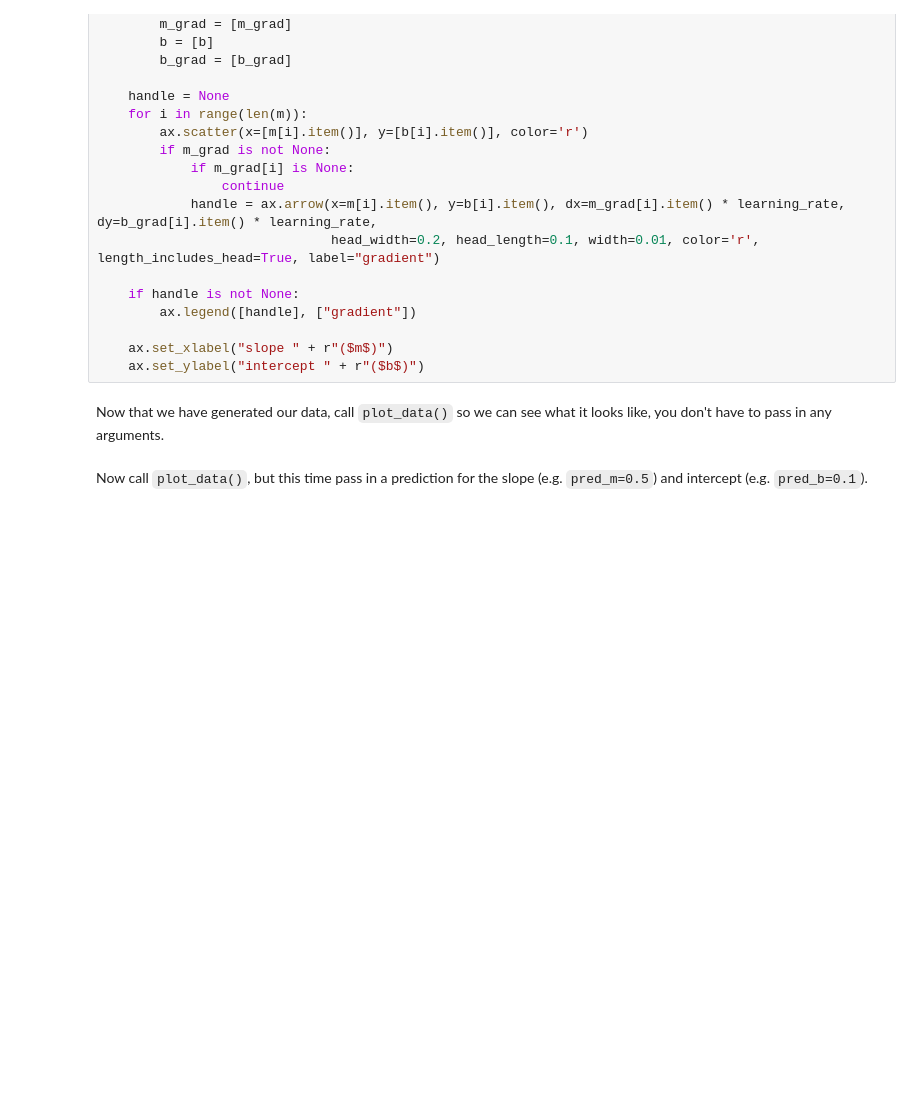
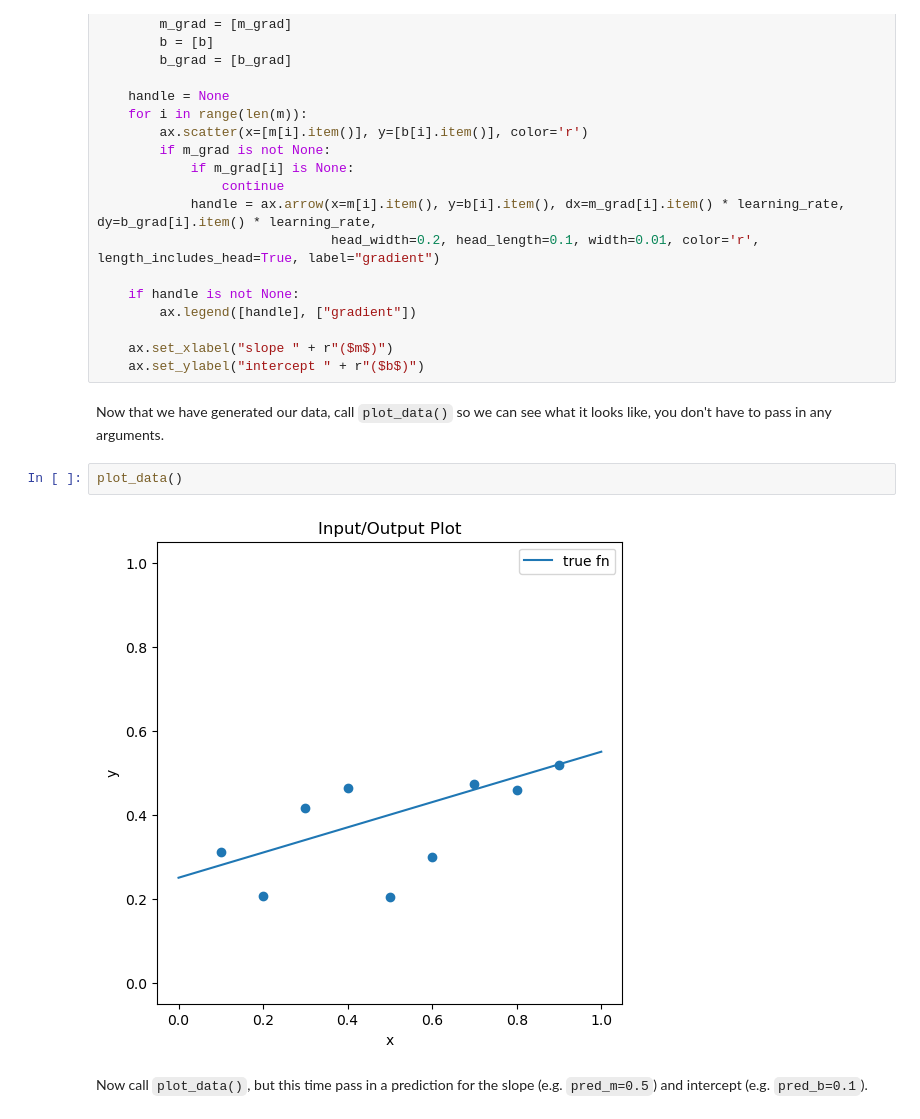
Before and after one commit to runn3rman/byu-cs474, a Jupyter notebook: lab1_pytorch_intro.ipynb, the cells around one changed output. Cells and saved outputs as stored; diff of their text form; blank space fills up the shorter version.

```diff
--- a/lab1_pytorch_intro.ipynb
+++ b/lab1_pytorch_intro.ipynb
@@ -838,6 +1068,10 @@ def plot_grad(m: torch.Tensor | List[torch.Tensor],
     ax.set_ylabel("intercept " + r"($b$)")
 # %% [markdown]
 Now that we have generated our data, call `plot_data()` so we can see what it looks like, you don't have to pass in any arguments.
+# %%
+plot_data()
+# %% [output]
+[figure, added]
 # %% [markdown]
 Now call `plot_data()`, but this time pass in a prediction for the slope (e.g.
 `pred_m=0.5`) and intercept (e.g. `pred_b=0.1`).
```
Also changed, not shown: parts of 77 cells of this notebook.
